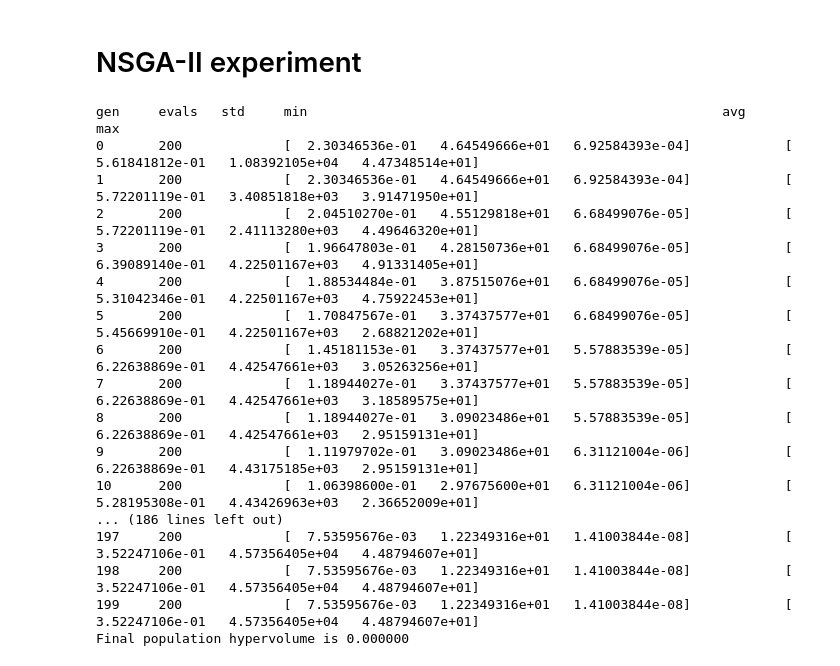
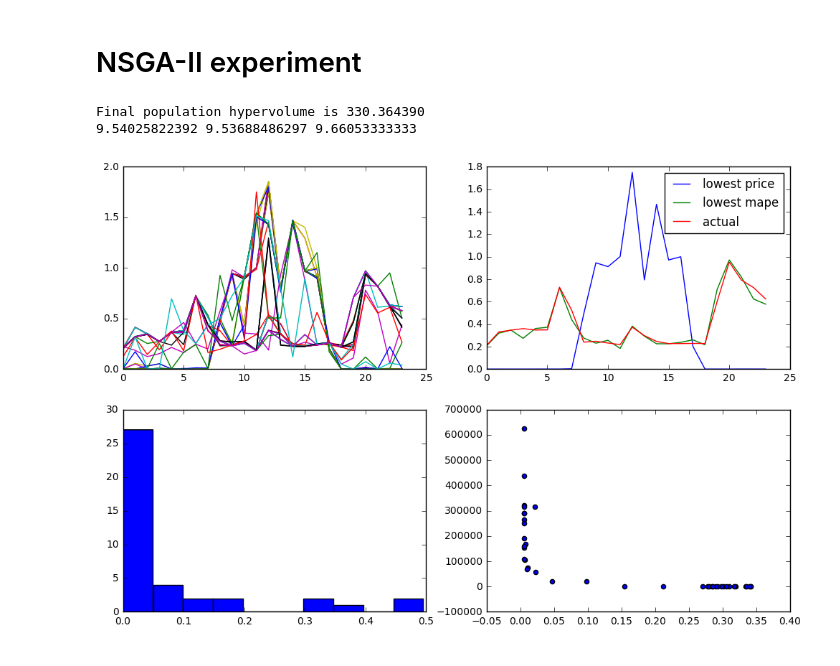
Before and after one commit to Jarino/energy-recommender, a Jupyter notebook: NSGA-II experiment.ipynb, the cells around one changed output. Drawn from its saved outputs; the diff is of its cells as text; code cells hidden in the pictures.

```diff
--- a/NSGA-II experiment.ipynb
+++ b/NSGA-II experiment.ipynb
@@ -19,3 +20,32 @@ import nsgaii.search as sr
+# %%
+def visualize_results(pop, toolbox, actual):
+    results = np.array([toolbox.evaluate(x) for x in pop])
+
+    x = np.hstack([results, pop])
+    filtered = x[np.where(x[:,2] <= 0.5)[0]]
+
+    filtered_pop = filtered[:,3:]
+    filtered_results = filtered[:,0:3]
+
+    lowest_price = filtered_pop[filtered_results[:,0].argmin()]
+    lowest_mape  = filtered_pop[filtered_results[:,1].argmin()]
+
+
+
+    fig, ((ax1, ax2),(ax3, ax4)) = plt.subplots(2,2,figsize=(12,8))
+    for solution in filtered_pop:
+        ax1.plot(solution)
+
+    ax2.plot(lowest_price, label='lowest price')
+    ax2.plot(lowest_mape, label='lowest mape')
+    ax2.plot(actual, label='actual')
+    ax2.legend()
+
+    ax3.hist(filtered_results[:,2])
+
+    ax4.scatter(filtered_results[:,0], filtered_results[:,1])
+
+    print(sum(lowest_price), sum(lowest_mape), sum(actual))
 # %%
 creator.create('FitnessMin', base.Fitness, weights=(-1.0, -1.0, -1.0))
 creator.create('Individual', list, fitness=creator.FitnessMin)
@@ -28,25 +58,14 @@ pv   = df['pv'].as_matrix()
 NDIM = 24
 BOUND_LOW = 0
 BOUND_UP = 10
+GENS = 500
 # %%
-toolbox = tb.setup(actual, pv, NDIM, BOUND_LOW, BOUND_UP)
+toolbox_wo_b = tb.setup(actual, pv, NDIM, BOUND_LOW, BOUND_UP)
+
+pop_wo_b, logbook = sr.search(toolbox_wo_b, gens=GENS, verbose=False)
+
+visualize_results(pop_wo_b, toolbox_wo_b, actual)
+# %% [output]
+Final population hypervolume is 330.364390
+9.54025822392 9.53688486297 9.66053333333
+[figure, added]
-# %%
-pop, logbook = sr.search(toolbox, gens=200)
-# %% [output]
-gen     evals   std     min                                                     avg     max
-0       200             [  2.30346536e-01   4.64549666e+01   6.92584393e-04]            [  5.61841812e-01   1.08392105e+04   4.47348514e+01]
-1       200             [  2.30346536e-01   4.64549666e+01   6.92584393e-04]            [  5.72201119e-01   3.40851818e+03   3.91471950e+01]
-2       200             [  2.04510270e-01   4.55129818e+01   6.68499076e-05]            [  5.72201119e-01   2.41113280e+03   4.49646320e+01]
-3       200             [  1.96647803e-01   4.28150736e+01   6.68499076e-05]            [  6.39089140e-01   4.22501167e+03   4.91331405e+01]
-4       200             [  1.88534484e-01   3.87515076e+01   6.68499076e-05]            [  5.31042346e-01   4.22501167e+03   4.75922453e+01]
-5       200             [  1.70847567e-01   3.37437577e+01   6.68499076e-05]            [  5.45669910e-01   4.22501167e+03   2.68821202e+01]
-6       200             [  1.45181153e-01   3.37437577e+01   5.57883539e-05]            [  6.22638869e-01   4.42547661e+03   3.05263256e+01]
-7       200             [  1.18944027e-01   3.37437577e+01   5.57883539e-05]            [  6.22638869e-01   4.42547661e+03   3.18589575e+01]
-8       200             [  1.18944027e-01   3.09023486e+01   5.57883539e-05]            [  6.22638869e-01   4.42547661e+03   2.95159131e+01]
-9       200             [  1.11979702e-01   3.09023486e+01   6.31121004e-06]            [  6.22638869e-01   4.43175185e+03   2.95159131e+01]
-10      200             [  1.06398600e-01   2.97675600e+01   6.31121004e-06]            [  5.28195308e-01   4.43426963e+03   2.36652009e+01]
-... (186 lines left out)
-197     200             [  7.53595676e-03   1.22349316e+01   1.41003844e-08]            [  3.52247106e-01   4.57356405e+04   4.48794607e+01]
-198     200             [  7.53595676e-03   1.22349316e+01   1.41003844e-08]            [  3.52247106e-01   4.57356405e+04   4.48794607e+01]
-199     200             [  7.53595676e-03   1.22349316e+01   1.41003844e-08]            [  3.52247106e-01   4.57356405e+04   4.48794607e+01]
-Final population hypervolume is 0.000000
```
Also changed, not shown: parts of 5 cells of this notebook, 6 other files.
